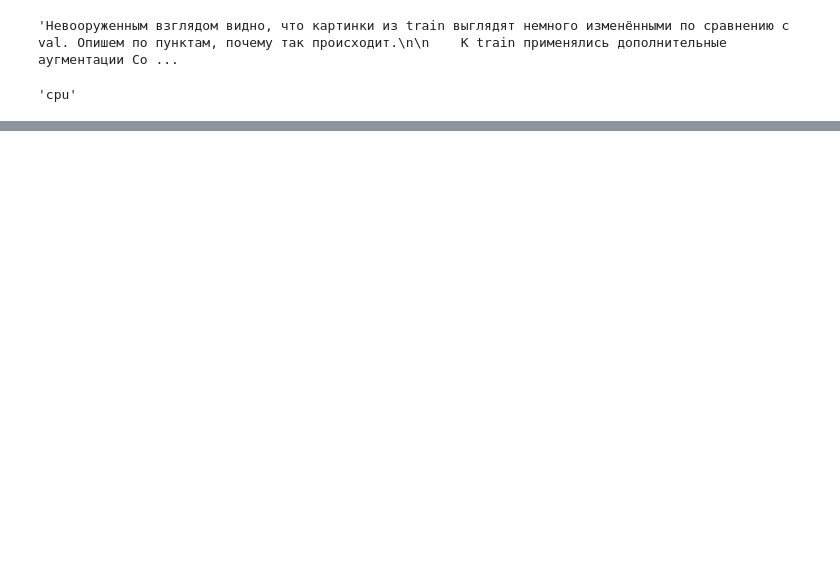
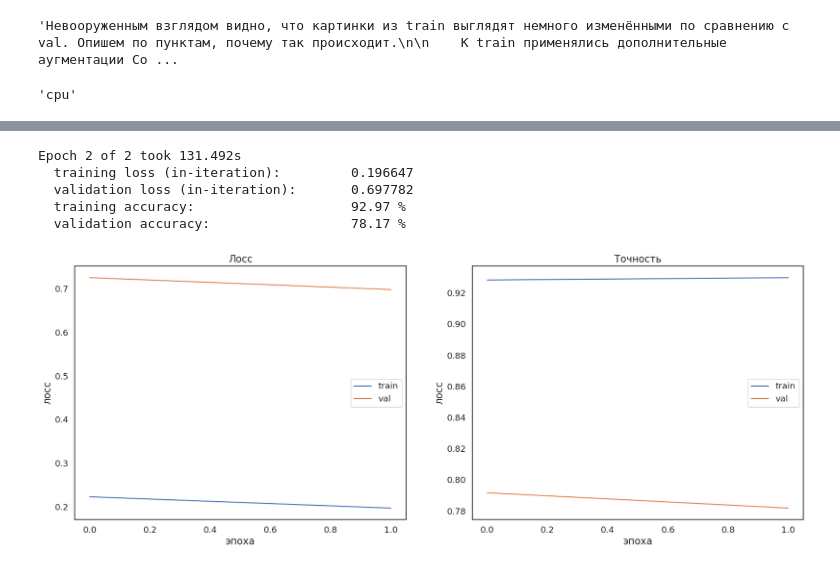
Before and after one commit to OVP2023/NN, a Jupyter notebook: DZ3__п1_Улучшение_качества_обучения_нейросетей.ipynb, the cells around one changed output, grey strips where cells are left out. Drawn from its saved outputs; the diff is of its cells as text; code cells hidden in the pictures; blank space fills up the shorter version.

```diff
--- a/DZ3__п1_Улучшение_качества_обучения_нейросетей.ipynb
+++ b/DZ3__п1_Улучшение_качества_обучения_нейросетей.ipynb
@@ -286,22 +293,29 @@ clf_model, history = train(
 # %%
 fine_tuning_model2 = nn.Sequential()  #lr_scheduler = StepLR
 
-fine_tuning_model2.add_module('mobilenet', mobilenet_v3_small(pretrained=True))
+fine_tuning_model2.add_module('mobilenet2', mobilenet_v3_small(pretrained=True))
 
 # добавим новые слои для классификации для нашей конкретной задачи
 fine_tuning_model2.add_module('relu_1', nn.ReLU())
 fine_tuning_model2.add_module('fc_1', nn.Linear(1000, 512))
 fine_tuning_model2.add_module('relu_2', nn.ReLU())
 fine_tuning_model2.add_module('fc_2', nn.Linear(512, 6))
 
 fine_tuning_model2 = fine_tuning_model.to(device)
 
 criterion = nn.CrossEntropyLoss()
 optimizer2 = torch.optim.SGD(fine_tuning_model2.parameters(), lr=0.01)
-scheduler = torch.optim.lr_scheduler.StepLR(optimizer, step_size=30, gamma=0.1) #постепенно уменьшает скорость обучения
+scheduler = torch.optim.lr_scheduler.StepLR(optimizer2, step_size=30, gamma=0.1) #Постепенно уменьшает LR
 
 clf_model, history = train(
     fine_tuning_model, criterion, optimizer,
     train_batch_gen, val_batch_gen,
-    num_epochs=1
+    num_epochs=2
 )
+# %% [output]
+Epoch 2 of 2 took 131.492s
+  training loss (in-iteration):         0.196647
+  validation loss (in-iteration):       0.697782
+  training accuracy:                    92.97 %
+  validation accuracy:                  78.17 %
+[figure, added]
```
Also changed, not shown: parts of 4 cells of this notebook.
